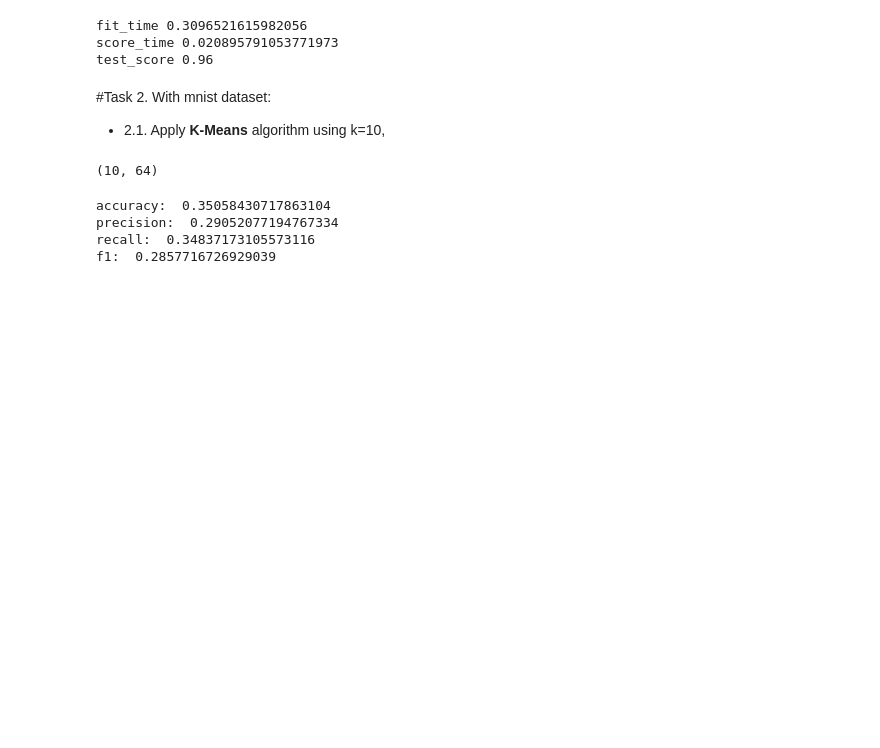
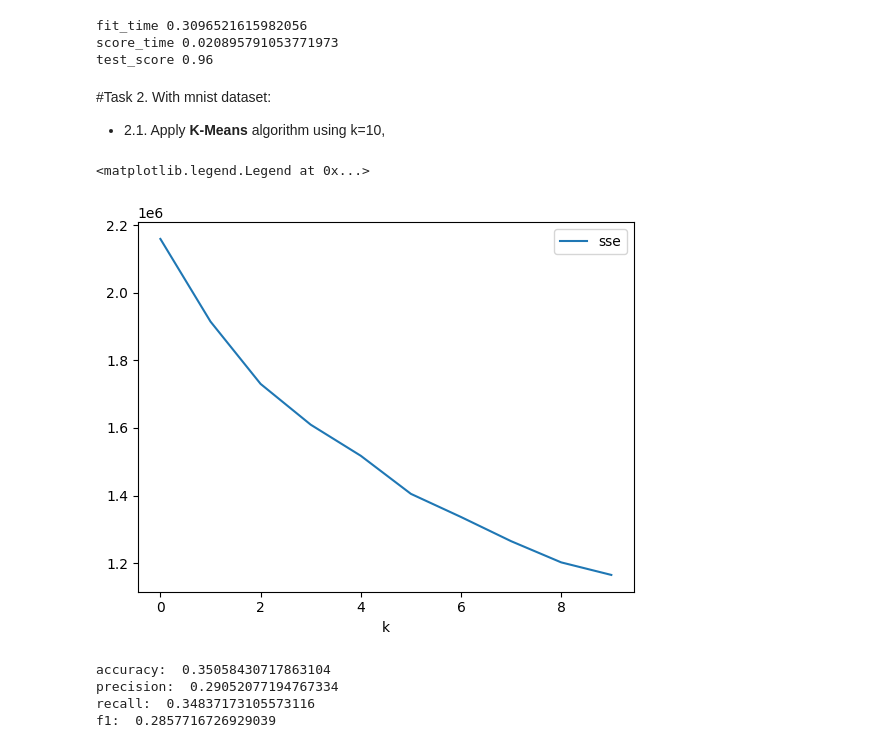
Before and after one commit to NguyenThiPhuongNhi/MayHoc_2022_2023, a Jupyter notebook: Lab_7_20130353_NguyenThiPhuongNhi.ipynb, the cells around one changed output. Cells and saved outputs as stored; diff of their text form; code cells hidden in the pictures; blank space fills up the shorter version.

```diff
--- a/Lab_7_20130353_NguyenThiPhuongNhi.ipynb
+++ b/Lab_7_20130353_NguyenThiPhuongNhi.ipynb
@@ -84,15 +85,20 @@ from sklearn.metrics import accuracy_score, precision_score, recall_score, f1_sc
 # %%
 mnist = datasets.load_digits()
-kmeans = KMeans(n_clusters = 10, random_state = 0)
-kmeans.fit(mnist.data)
-clusters = kmeans.predict(mnist.data)
-kmeans.cluster_centers_.shape
-# sse = []
-# for k in range(1, 11):
-#   kmeans = KMeans(n_clusters=k, random_state = 0)
-#   kmeans.fit(dataset.data)
-# sse.append(kmeans.inertia_)
+# kmeans = KMeans(n_clusters = 10, random_state = 0)
+# kmeans.fit(mnist.data)
+# clusters = kmeans.predict(mnist.data)
+# kmeans.cluster_centers_.shape
+sse = []
+for k in range(1, 11):
+  kmeans = KMeans(n_clusters=k, random_state = 0)
+  kmeans.fit(mnist.data)
+  sse.append(kmeans.inertia_)
+
+plt.plot(sse, label="sse")
+plt.xlabel("k")
+plt.legend()
 # %% [output]
-(10, 64)
+<matplotlib.legend.Legend at 0x...>
+[figure, added]
 # %%
 labels = np.zeros_like(clusters)
```
Also changed, not shown: parts of 2 cells of this notebook.
